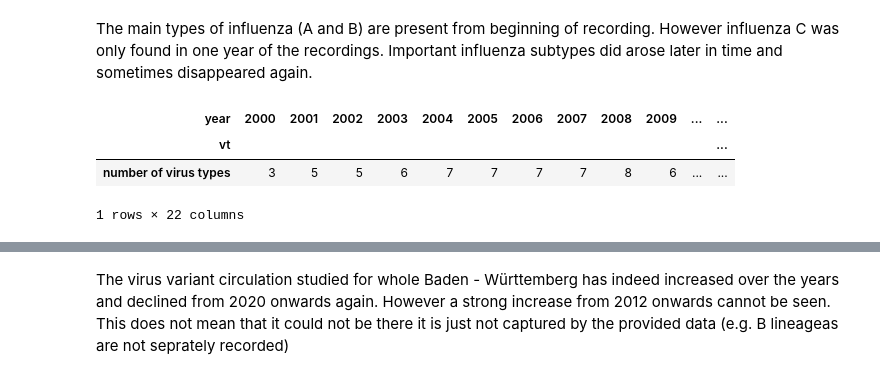
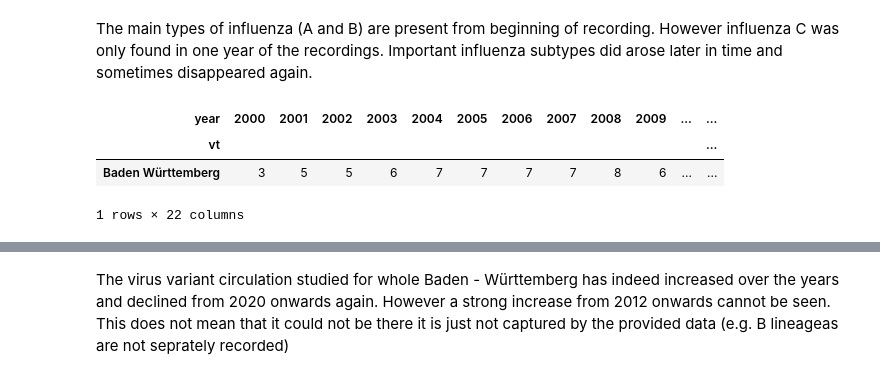
Before and after one commit to ChiaraBecht/programming_1_influenza, a Jupyter notebook: analysis/Final_assignment_Data_Analysis.ipynb, the cells around one changed output, grey strips where cells are left out. Saved outputs shown, nothing was run; the diff lists cells and outputs as text; code cells hidden in the pictures.

```diff
--- a/analysis/Final_assignment_Data_Analysis.ipynb
+++ b/analysis/Final_assignment_Data_Analysis.ipynb
@@ -1026,14 +1041,14 @@ The main types of influenza (A and B) are present from beginning of recording. H
 # %%
 # sum up the number of ciruclating virus variants per year for a calender heatmap
 df_bw_vt_sum = df_bw_vt.groupby('year').sum().reset_index()
-df_bw_vt_sum['vt'] = 'number of virus types'
+df_bw_vt_sum['vt'] = 'Baden Württemberg'
 df_bw_vt_sum.columns = ['year', 'nr_present_vt', 'vt']
 df_bw_vt_sum
 df_bw_vt_sum_wide = df_bw_vt_sum.pivot_table(values = 'nr_present_vt', index = ['vt'], columns = 'year')
 df_bw_vt_sum_wide
 # %% [output]
 | year | 2000 | 2001 | 2002 | 2003 | 2004 | 2005 | 2006 | 2007 | 2008 | 2009 | ... | ... |
 | vt |  |  |  |  |  |  |  |  |  |  |  | ... |
-| number of virus types | 3 | 5 | 5 | 6 | 7 | 7 | 7 | 7 | 8 | 6 | ... | ... |
+| Baden Württemberg | 3 | 5 | 5 | 6 | 7 | 7 | 7 | 7 | 8 | 6 | ... | ... |
 1 rows × 22 columns
 # %%
```
Also changed, not shown: parts of 23 cells of this notebook.
